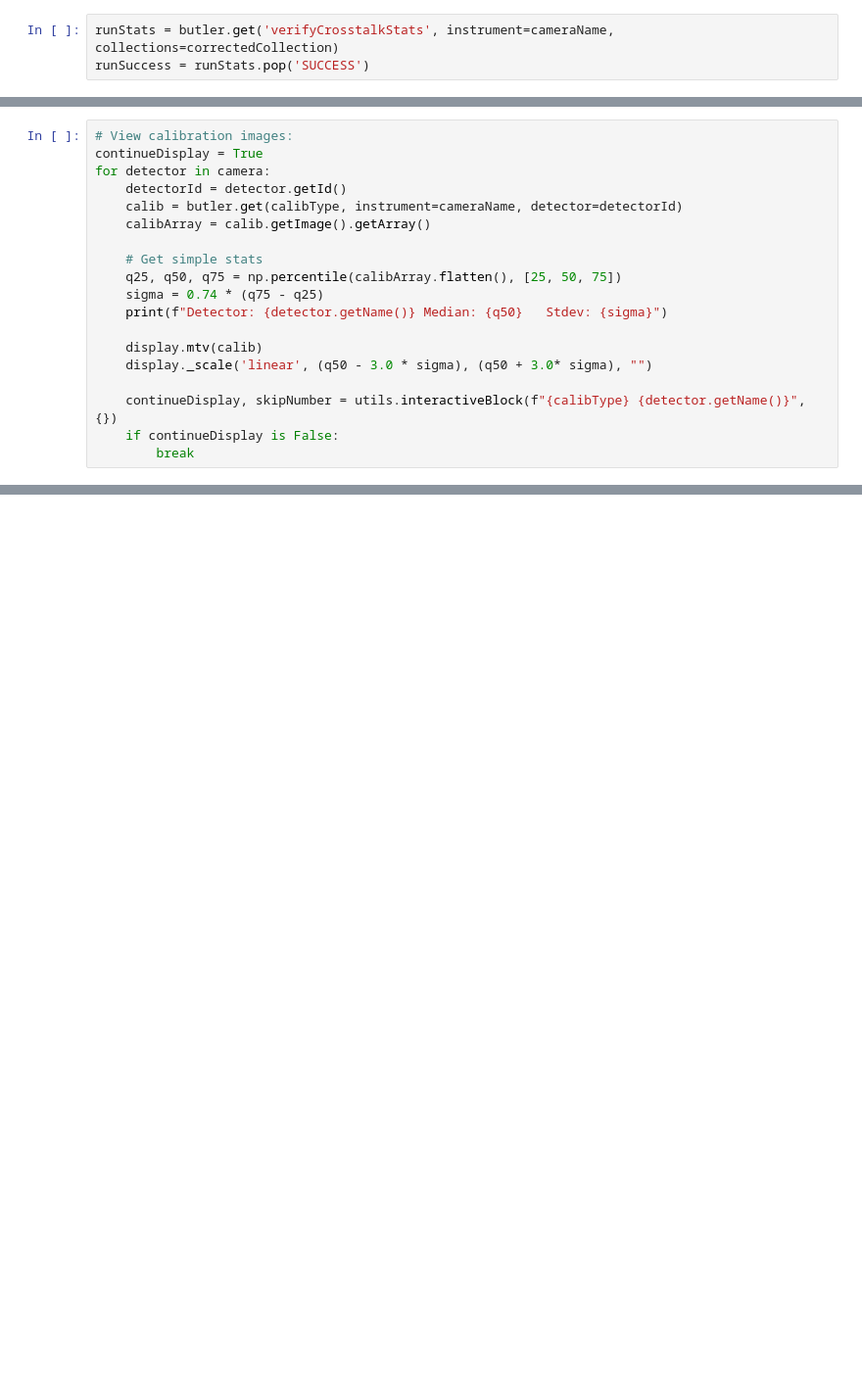
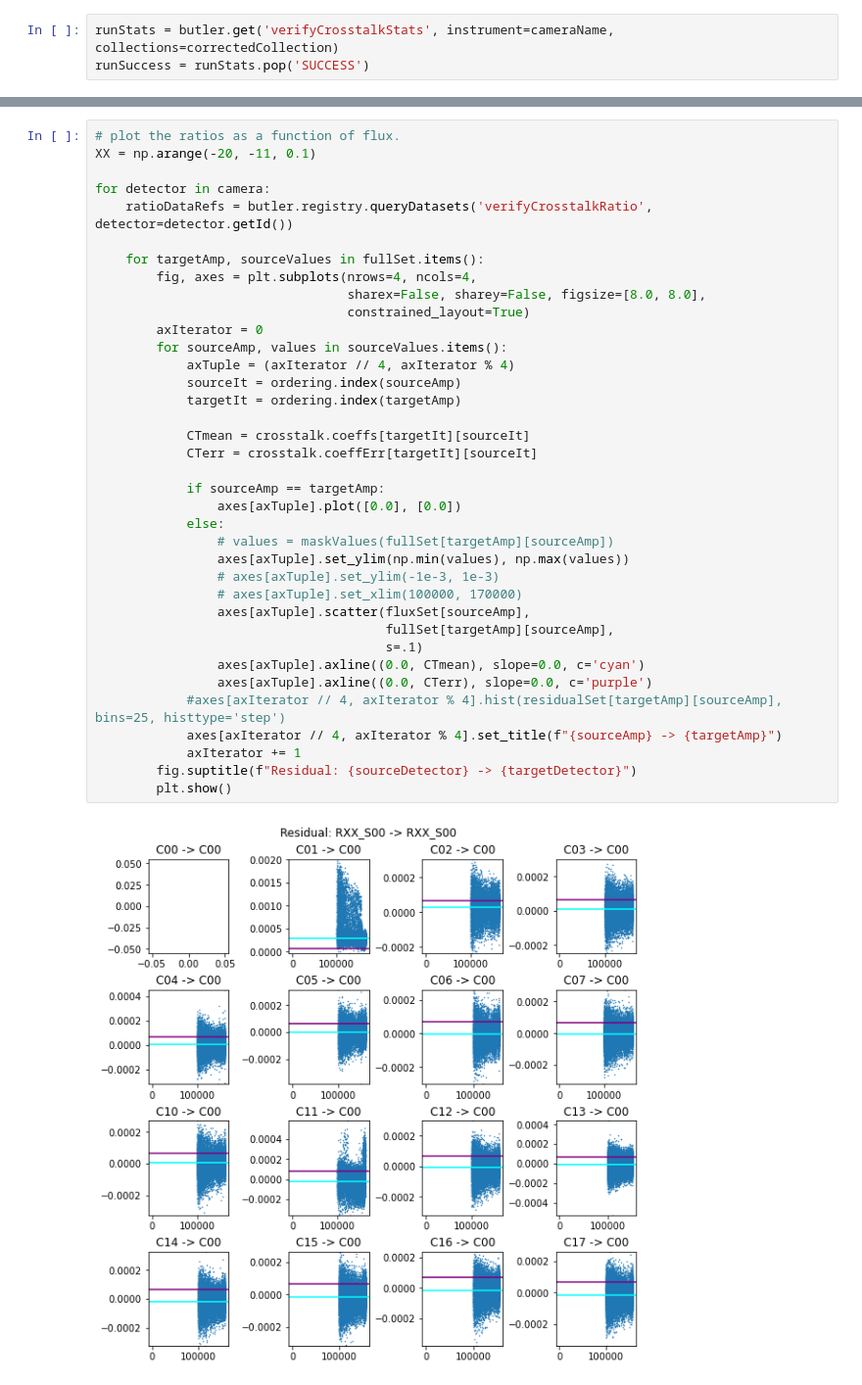
Before and after one commit to lsst/cp_verify, a Jupyter notebook: examples/cpVerifyCrosstalk.ipynb, the cells around one changed output, grey strips where cells are left out. Shown at 98% size. Cells and saved outputs as stored; diff of their text form; blank space fills up the shorter version.

```diff
--- a/examples/cpVerifyCrosstalk.ipynb
+++ b/examples/cpVerifyCrosstalk.ipynb
@@ -84,19 +290,0 @@ ImageWidget(children=(Image(value=b'\xff\xd8\xff\xe0\x00\x10JFIF\x00\x01\x01\x00
-# %%
-# View calibration images:
-continueDisplay = True
-for detector in camera:
-    detectorId = detector.getId()
-    calib = butler.get(calibType, instrument=cameraName, detector=detectorId)
-    calibArray = calib.getImage().getArray()
-
-    # Get simple stats
-    q25, q50, q75 = np.percentile(calibArray.flatten(), [25, 50, 75])
-    sigma = 0.74 * (q75 - q25)
-    print(f"Detector: {detector.getName()} Median: {q50}   Stdev: {sigma}")
-
-    display.mtv(calib)
-    display._scale('linear', (q50 - 3.0 * sigma), (q50 + 3.0* sigma), "")
-
-    continueDisplay, skipNumber = utils.interactiveBlock(f"{calibType} {detector.getName()}", {})
-    if continueDisplay is False:
-        break
@@ -138,0 +291,39 @@ runStats
+# %%
+# plot the ratios as a function of flux.
+XX = np.arange(-20, -11, 0.1)
+
+for detector in camera:
+    ratioDataRefs = butler.registry.queryDatasets('verifyCrosstalkRatio', detector=detector.getId())
+
+    for targetAmp, sourceValues in fullSet.items():
+        fig, axes = plt.subplots(nrows=4, ncols=4,
+                                 sharex=False, sharey=False, figsize=[8.0, 8.0],
+                                 constrained_layout=True)
+        axIterator = 0
+        for sourceAmp, values in sourceValues.items():
+            axTuple = (axIterator // 4, axIterator % 4)
+            sourceIt = ordering.index(sourceAmp)
+            targetIt = ordering.index(targetAmp)
+
+            CTmean = crosstalk.coeffs[targetIt][sourceIt]
+            CTerr = crosstalk.coeffErr[targetIt][sourceIt]
+
+            if sourceAmp == targetAmp:
+                axes[axTuple].plot([0.0], [0.0])
+            else:
+                # values = maskValues(fullSet[targetAmp][sourceAmp])
+                axes[axTuple].set_ylim(np.min(values), np.max(values))
+                # axes[axTuple].set_ylim(-1e-3, 1e-3)
+                # axes[axTuple].set_xlim(100000, 170000)
+                axes[axTuple].scatter(fluxSet[sourceAmp],
+                                      fullSet[targetAmp][sourceAmp],
+                                      s=.1)
+                axes[axTuple].axline((0.0, CTmean), slope=0.0, c='cyan')
+                axes[axTuple].axline((0.0, CTerr), slope=0.0, c='purple')
+            #axes[axIterator // 4, axIterator % 4].hist(residualSet[targetAmp][sourceAmp], bins=25, histtype='step')
+            axes[axIterator // 4, axIterator % 4].set_title(f"{sourceAmp} -> {targetAmp}")
+            axIterator += 1
+        fig.suptitle(f"Residual: {sourceDetector} -> {targetDetector}")
+        plt.show()
+# %% [output]
+[figure, added]
```
Also changed, not shown: parts of 17 cells of this notebook, 2 other files.
